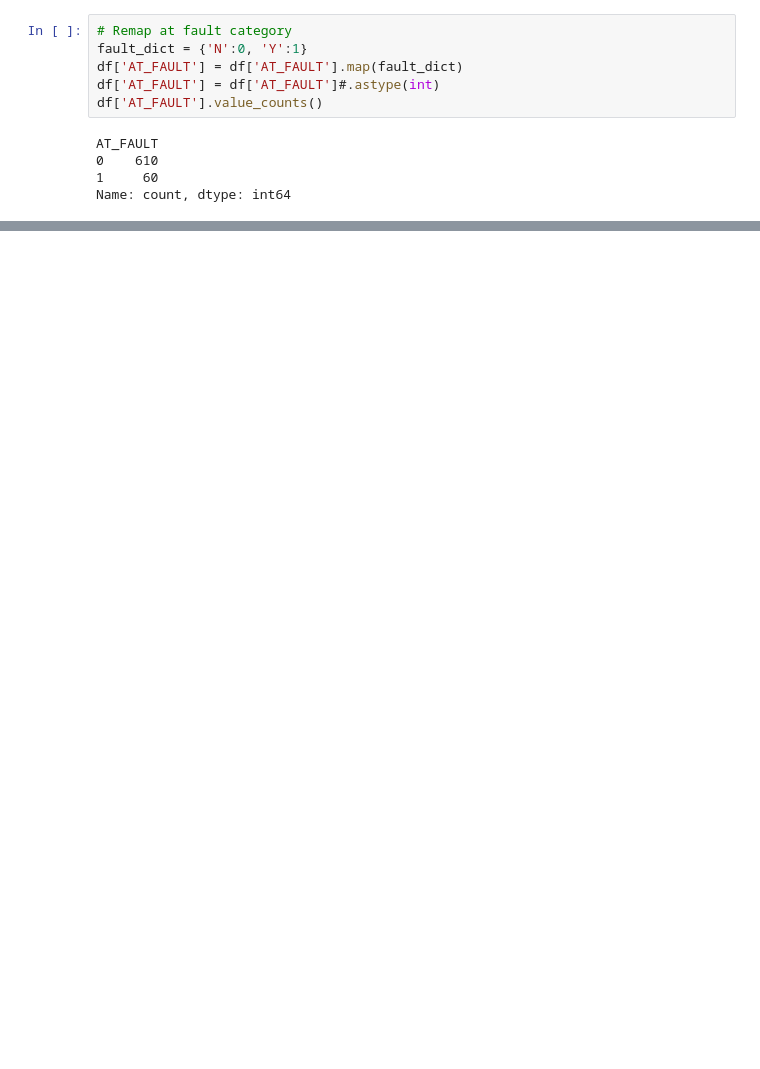
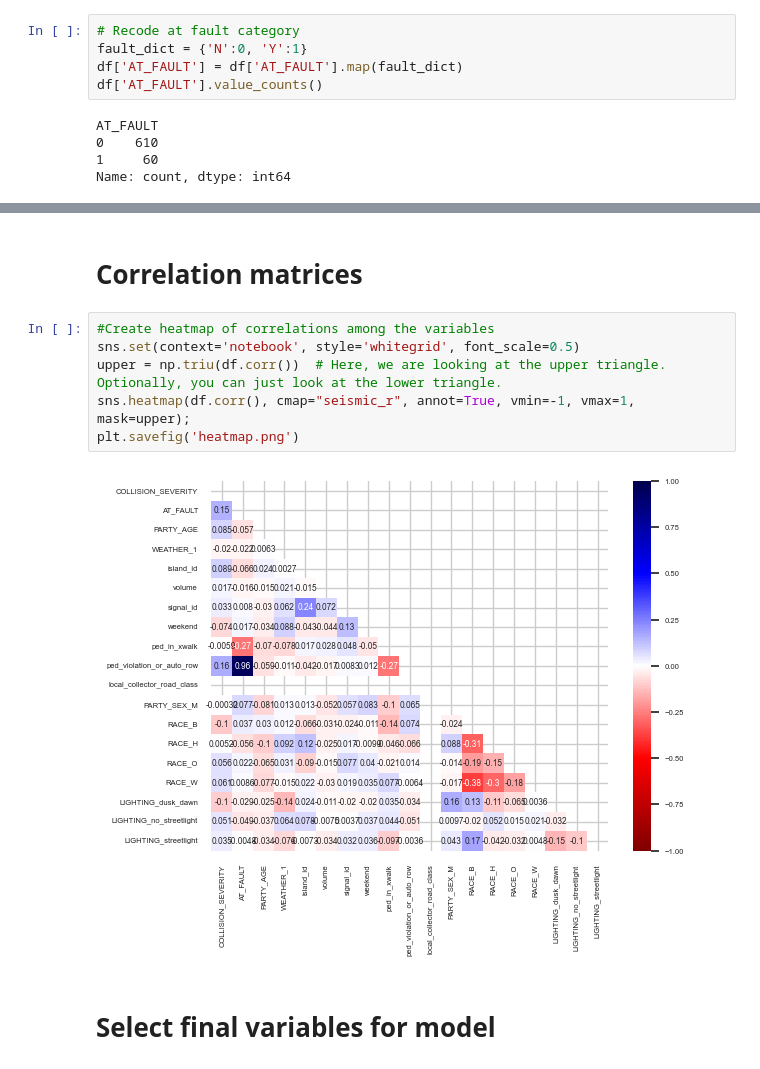
Before and after one commit to AnwarBaroudi/traffic_islands_study, a Jupyter notebook: crash_severity_model_2april.ipynb, the cells around one changed output, grey strips where cells are left out. Cells and saved outputs as stored; diff of their text form; blank space fills up the shorter version.

```diff
--- a/crash_severity_model_2april.ipynb
+++ b/crash_severity_model_2april.ipynb
@@ -61,8 +119,7 @@ df["COLLISION_SEVERITY"] = remap_severity(df["COLLISION_SEVERITY"])
 # %%
-# Remap at fault category
+# Recode at fault category
 fault_dict = {'N':0, 'Y':1}
 df['AT_FAULT'] = df['AT_FAULT'].map(fault_dict)
-df['AT_FAULT'] = df['AT_FAULT']#.astype(int)
 df['AT_FAULT'].value_counts()
 # %% [output]
 AT_FAULT
@@ -239,0 +523,12 @@ dtype: object
+# %% [markdown]
+# Correlation matrices
+# %%
+#Create heatmap of correlations among the variables
+sns.set(context='notebook', style='whitegrid', font_scale=0.5)
+upper = np.triu(df.corr())  # Here, we are looking at the upper triangle. Optionally, you can just look at the lower triangle.
+sns.heatmap(df.corr(), cmap="seismic_r", annot=True, vmin=-1, vmax=1, mask=upper);
+plt.savefig('heatmap.png')
+# %% [output]
+[figure, added]
+# %% [markdown]
+# Select final variables for model
```
Also changed, not shown: parts of 45 cells of this notebook, 2 other files.
